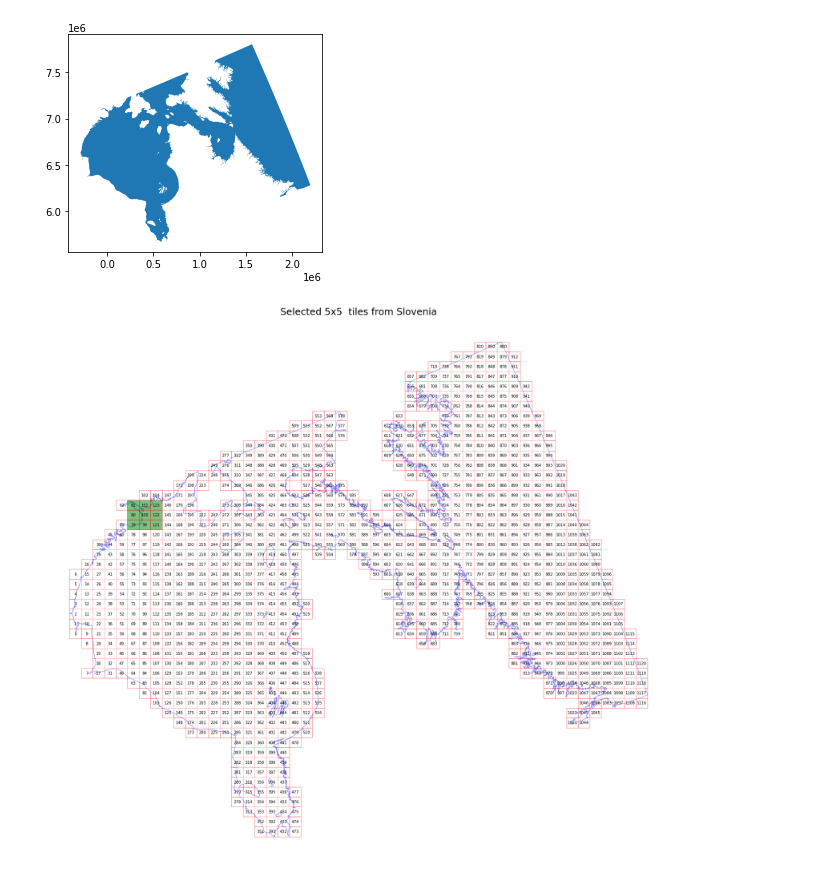
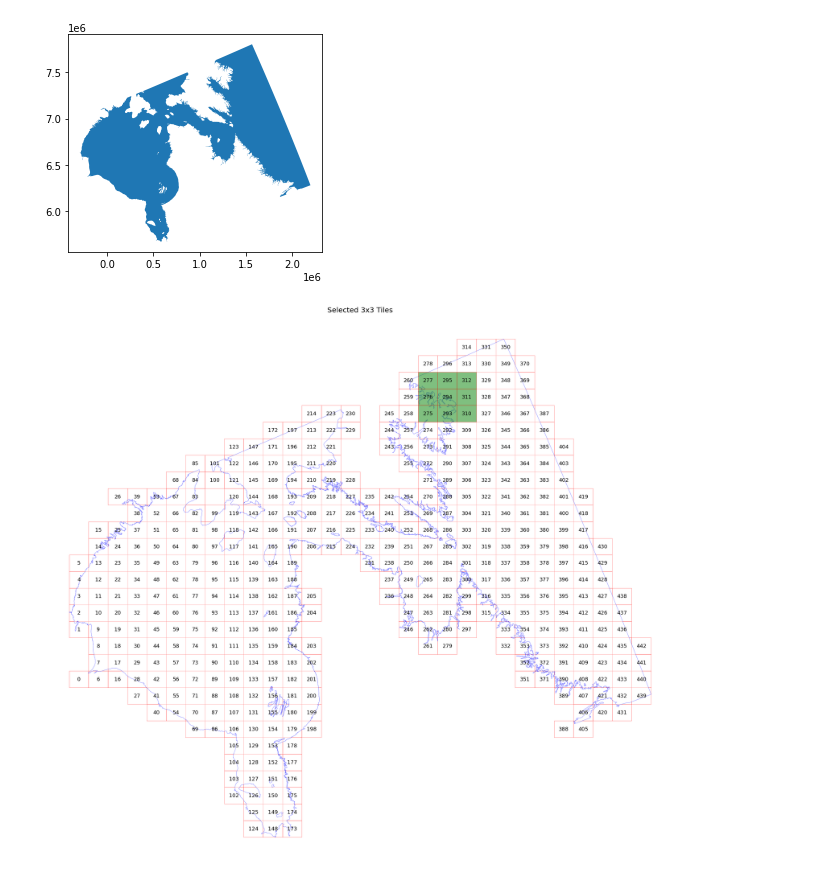
Before and after one commit to asylve/Sea-Ice, a Jupyter notebook: Data-Generation-EOlearn.ipynb, the cells around one changed output. Saved outputs shown, nothing was run; the diff lists cells and outputs as text; code cells hidden in the pictures.

```diff
--- a/Data-Generation-EOlearn.ipynb
+++ b/Data-Generation-EOlearn.ipynb
@@ -65,7 +65,7 @@ Dimension of the area is 2496630 x 2139124 m2
 # %%
 from sentinelhub import BBoxSplitter
 # Create the splitter to obtain a list of bboxes
-bbox_splitter = BBoxSplitter([region_shape], region.crs, (50, 50))
+bbox_splitter = BBoxSplitter([region_shape], region.crs, (35, 35))
 
 bbox_list = np.array(bbox_splitter.get_bbox_list())
 info_list = np.array(bbox_splitter.get_info_list())
@@ -82,38 +82,38 @@ gdf = gpd.GeoDataFrame({'index': idxs, 'index_x': idxs_x, 'index_y': idxs_y},
                            crs=region.crs,
                            geometry=geometry)
 # %%
-# select a 5x5 area (id of center patch)
-ID = 100
+# select a 3x3 area (id of center patch)
+ID = 294
 
 # Obtain surrounding 5x5 patches
 patchIDs = []
 for idx, [bbox, info] in enumerate(zip(bbox_list, info_list)):
     if (abs(info['index_x'] - info_list[ID]['index_x']) <= 1 and
         abs(info['index_y'] - info_list[ID]['index_y']) <= 1):
         patchIDs.append(idx)
 
-# Check if final size is 5x5
+# Check if final size is 3x3
 if len(patchIDs) != 3*3:
     print('Warning! Use a different central patch ID, this one is on the border.')
 
 # Change the order of the patches (used for plotting later)
 patchIDs = np.transpose(np.fliplr(np.array(patchIDs).reshape(3, 3))).ravel()
 
 # save to shapefile
-shapefile_name = './grid_slovenia_500x500.gpkg'
+shapefile_name = './grid_sea_ice.gpkg'
 gdf.to_file(shapefile_name, driver='GPKG')
 
 # figure
-fig, ax = plt.subplots(figsize=(30, 30))
+fig, ax = plt.subplots(figsize=(40, 40))
 gdf.plot(ax=ax,facecolor='w',edgecolor='r',alpha=0.5)
 region.plot(ax=ax, facecolor='w',edgecolor='b',alpha=0.5)
-ax.set_title('Selected 5x5  tiles from Slovenia', fontsize=25);
+ax.set_title('Selected 3x3 Tiles', fontsize=25);
 for bbox, info in zip(bbox_list, info_list):
     geo = bbox.geometry
-    ax.text(geo.centroid.x, geo.centroid.y, info['index'], ha='center', va='center')
+    ax.text(geo.centroid.x, geo.centroid.y, info['index'], ha='center', va='center', size=18)
 
 gdf[gdf.index.isin(patchIDs)].plot(ax=ax,facecolor='g',edgecolor='r',alpha=0.5)
 
 plt.axis('off');
 # %% [output]
-[figure, old version]
+[figure, new version]
```
Also changed, not shown: parts of 9 cells of this notebook, 3 other files.
